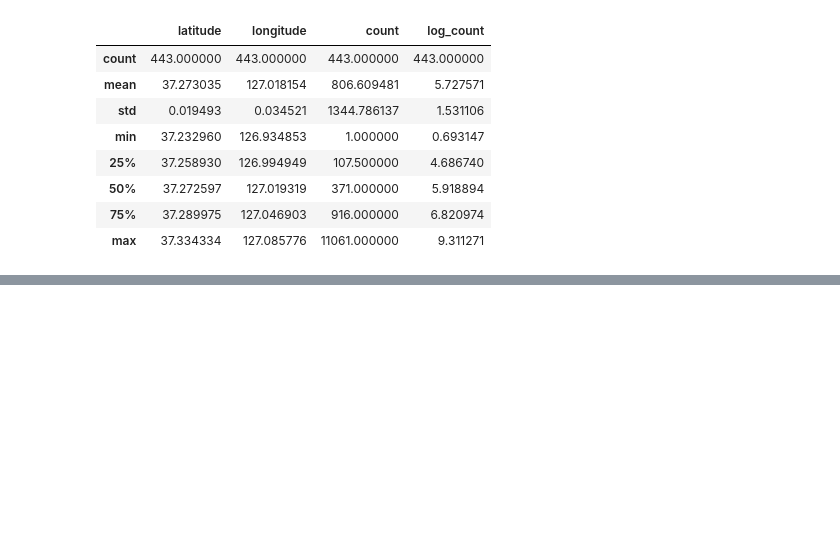
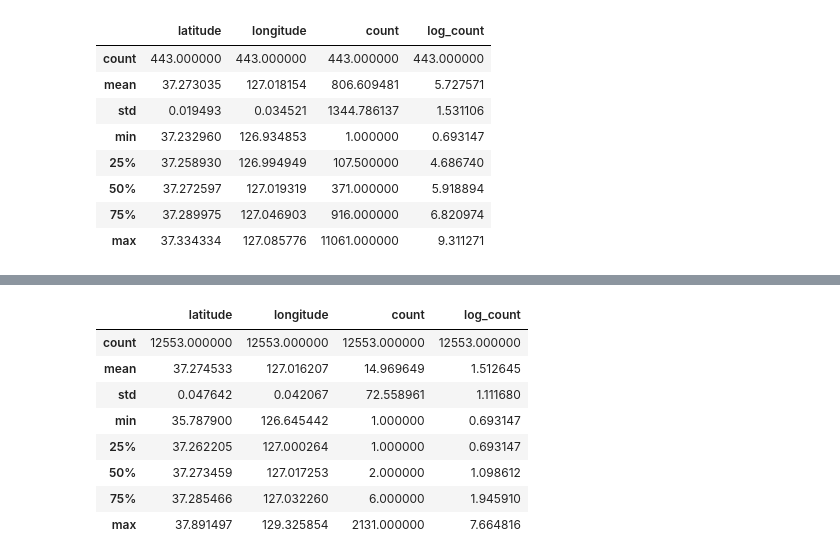
Before and after one commit to HOYUN-Y/Data_projects, a Jupyter notebook: dacon_sri_suwon_data_analysis/주정차단속데이터_시각화.ipynb, the cells around one changed output, grey strips where cells are left out. Cells and saved outputs as stored; diff of their text form; code cells hidden in the pictures; blank space fills up the shorter version.

```diff
--- a/dacon_sri_suwon_data_analysis/주정차단속데이터_시각화.ipynb
+++ b/dacon_sri_suwon_data_analysis/주정차단속데이터_시각화.ipynb
@@ -160,0 +255,12 @@ m
+# %%
+location_counts.describe()
+# %% [output]
+|  | latitude | longitude | count | log_count |
+| count | 12553.000000 | 12553.000000 | 12553.000000 | 12553.000000 |
+| mean | 37.274533 | 127.016207 | 14.969649 | 1.512645 |
+| std | 0.047642 | 0.042067 | 72.558961 | 1.111680 |
+| min | 35.787900 | 126.645442 | 1.000000 | 0.693147 |
+| 25% | 37.262205 | 127.000264 | 1.000000 | 0.693147 |
+| 50% | 37.273459 | 127.017253 | 2.000000 | 1.098612 |
+| 75% | 37.285466 | 127.032260 | 6.000000 | 1.945910 |
+| max | 37.891497 | 129.325854 | 2131.000000 | 7.664816 |
```
Also changed, not shown: parts of 15 cells of this notebook, 4 other files.
